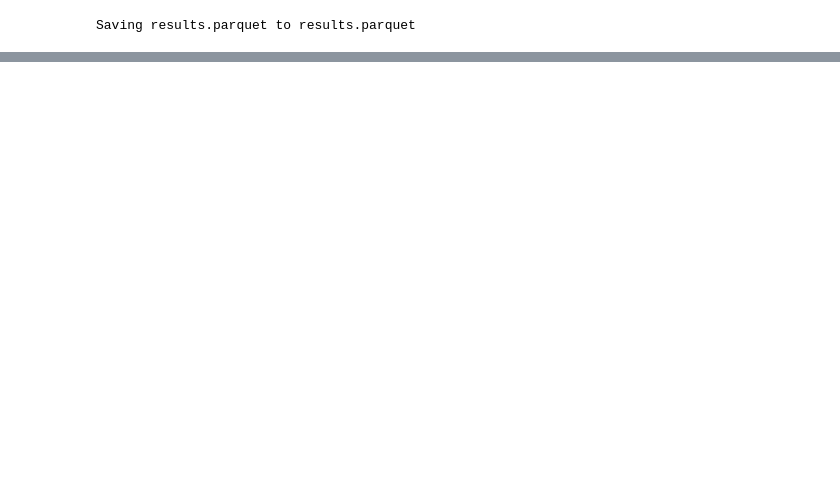
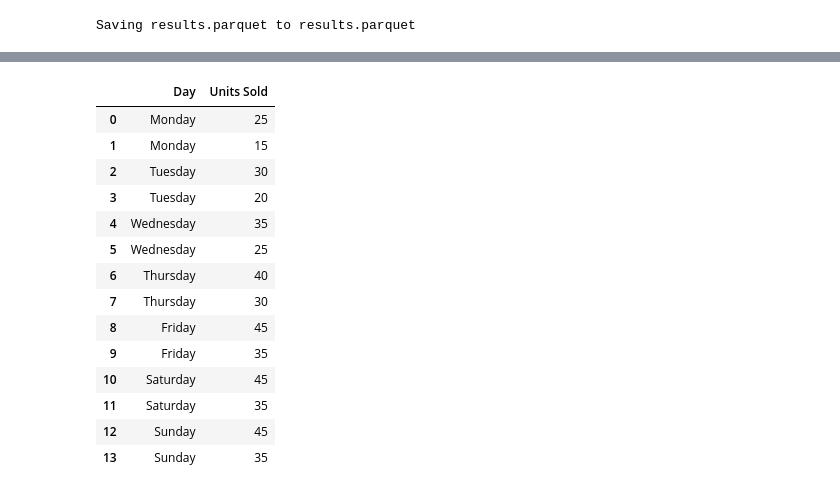
Before and after one commit to Harper-Wenxin-ZHANG/pytrying0, a Jupyter notebook: pandastutorial.ipynb, the cells around one changed output, grey strips where cells are left out. Drawn from its saved outputs; the diff is of its cells as text; code cells hidden in the pictures; blank space fills up the shorter version.

```diff
--- a/pandastutorial.ipynb
+++ b/pandastutorial.ipynb
@@ -45,0 +82,18 @@ bios.head()
+# %%
+coffee.iloc[:,[0,2]] #iloc: column as numebr and index as words
+# %% [output]
+|  | Day | Units Sold |
+| 0 | Monday | 25 |
+| 1 | Monday | 15 |
+| 2 | Tuesday | 30 |
+| 3 | Tuesday | 20 |
+| 4 | Wednesday | 35 |
+| 5 | Wednesday | 25 |
+| 6 | Thursday | 40 |
+| 7 | Thursday | 30 |
+| 8 | Friday | 45 |
+| 9 | Friday | 35 |
+| 10 | Saturday | 45 |
+| 11 | Saturday | 35 |
+| 12 | Sunday | 45 |
+| 13 | Sunday | 35 |
```
Also changed, not shown: parts of 6 cells of this notebook.
